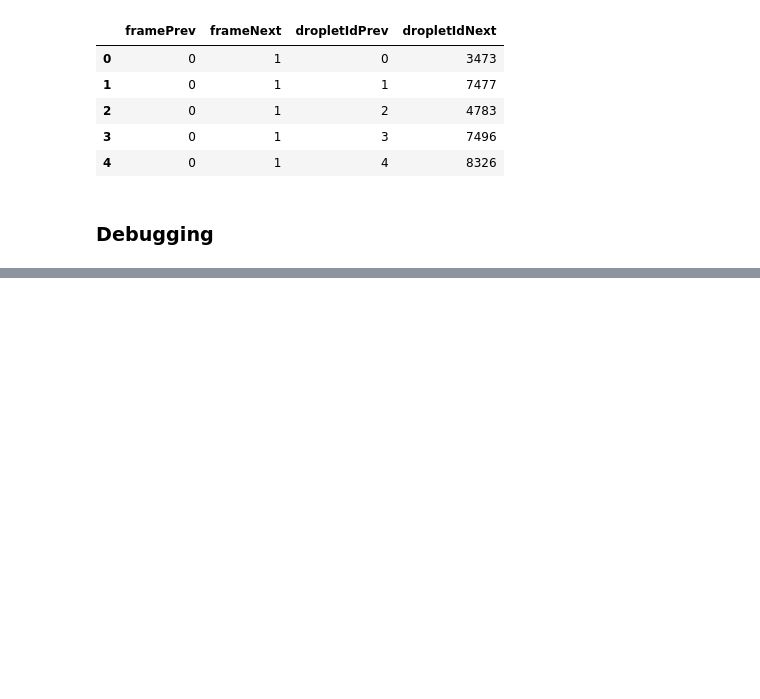
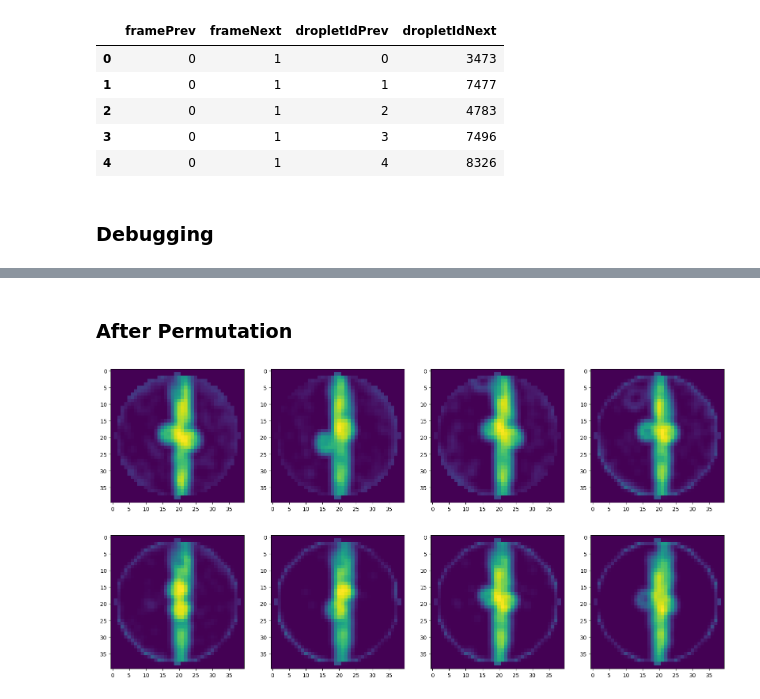
Before and after one commit to richdanis/DrTrack, a Jupyter notebook: notebooks/inspect_datastructure.ipynb, the cells around one changed output, grey strips where cells are left out. Saved outputs shown, nothing was run; the diff lists cells and outputs as text; code cells hidden in the pictures; blank space fills up the shorter version.

```diff
--- a/notebooks/inspect_datastructure.ipynb
+++ b/notebooks/inspect_datastructure.ipynb
@@ -178,0 +263,29 @@ for i in range(8):
+# %%
+def turn_into_right_format(mapped_patches, num_frames):
+
+    # get negative indices
+    neg_indices = local_negatives(mapped_patches, num_frames)
+
+    # flatten patches into numpy array
+    dataset = turn_to_numpy(mapped_patches, num_frames)
+
+    # get labels
+    labels = get_labels(mapped_patches, num_frames)
+
+    # apply same random shuffling to dataset and labels
+    permutation = np.arange(len(dataset))
+    permutation[:len(labels)] = np.random.permutation(len(labels))
+
+    # apply permutation to dataset and labels
+    dataset = dataset[permutation]
+    labels = labels[permutation[:len(labels)]]
+    neg_indices = neg_indices[permutation[:len(labels)]]
+
+    for i in tqdm.tqdm(range(len(labels)), desc="Applying permutation to indices..."):
+        labels[i] = np.where(permutation == labels[i])[0][0]
+        for j in range(len(neg_indices[i])):
+            neg_indices[i][j] = np.where(permutation == neg_indices[i][j])[0][0]
+
+    print(np.where(permutation == 3)[0])
+
+    return dataset, labels, neg_indices
@@ -178,0 +296,15 @@ for i in range(8):
+# %%
+after = 6904
+# %% [markdown]
+### After Permutation
+# %%
+# check for correct labels
+next = after
+fig, ax = plt.subplots(2, 4, figsize=(20, 10))
+for i in range(8):
+    # plot patch 0 across all frames
+    ax[i//4, i%4].imshow(test[next][0])
+    if i < 7:
+        next = labels[next]
+# %% [output]
+[figure, added]
```
Also changed, not shown: parts of 23 cells of this notebook, 2 other files.
